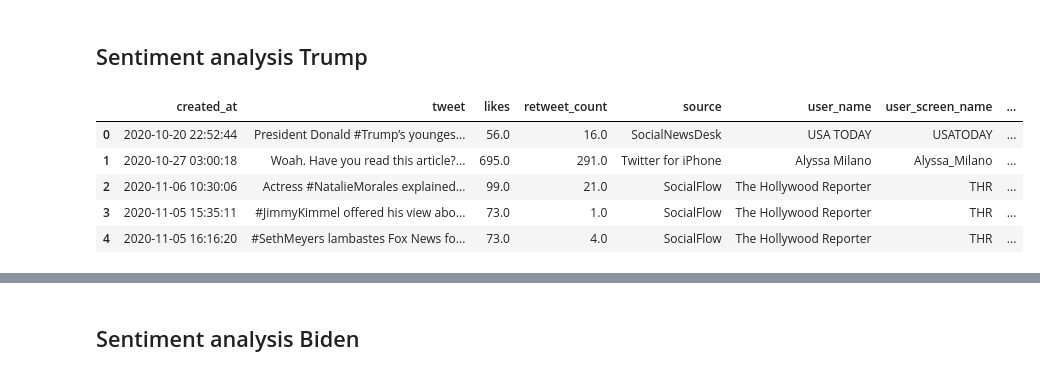
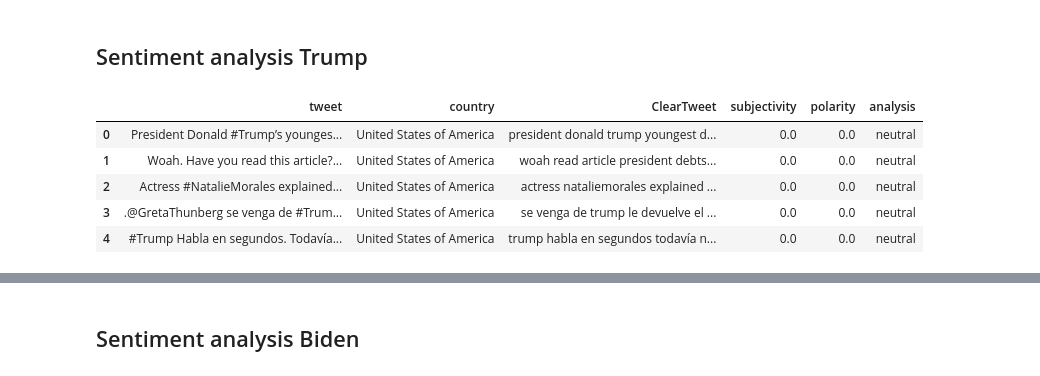
Before and after one commit to akhilsingh-dev/us-election-tweets, a Jupyter notebook: notebooks/senti.ipynb, the cells around one changed output, grey strips where cells are left out. Cells and saved outputs as stored; diff of their text form; code cells hidden in the pictures.

```diff
--- a/notebooks/senti.ipynb
+++ b/notebooks/senti.ipynb
@@ -249,24 +205,24 @@ def word_cloud(wd_list):
 # %% [markdown]
 ## Sentiment analysis Trump
 # %%
-trump_tweets = df.query('(candidate == "trump")').sort_values('user_followers_count',ascending = False) #.drop_duplicates(['user_name'])[['tweet','country']]
+trump_tweets = df.query('(candidate == "trump")').sort_values('user_followers_count',ascending = False).drop_duplicates(['user_name'])[['tweet','country']]
 trump_tweets = trump_tweets.dropna().loc[trump_tweets.country == 'United States of America']
 
 trump_tweets.reset_index(inplace = True, drop = True)
 
 trump_tweets['ClearTweet'] = trump_tweets['tweet'].progress_apply(clean)
 
 trump_tweets['subjectivity']= trump_tweets['ClearTweet'].progress_apply(getSubjectivity)
 trump_tweets['polarity']    = trump_tweets['ClearTweet'].progress_apply(getPolarity)
 trump_tweets['analysis']    = trump_tweets['polarity'].progress_apply(getAnalysis)
 trump_tweets.head()
 # %% [output]
-|  | created_at | tweet | likes | retweet_count | source | user_name | user_screen_name | ... |
-| 0 | 2020-10-20 22:52:44 | President Donald #Trump’s younges... | 56.0 | 16.0 | SocialNewsDesk | USA TODAY | USATODAY | ... |
-| 1 | 2020-10-27 03:00:18 | Woah. Have you read this article?... | 695.0 | 291.0 | Twitter for iPhone | Alyssa Milano | Alyssa_Milano | ... |
-| 2 | 2020-11-06 10:30:06 | Actress #NatalieMorales explained... | 99.0 | 21.0 | SocialFlow | The Hollywood Reporter | THR | ... |
-| 3 | 2020-11-05 15:35:11 | #JimmyKimmel offered his view abo... | 73.0 | 1.0 | SocialFlow | The Hollywood Reporter | THR | ... |
-| 4 | 2020-11-05 16:16:20 | #SethMeyers lambastes Fox News fo... | 73.0 | 4.0 | SocialFlow | The Hollywood Reporter | THR | ... |
+|  | tweet | country | ClearTweet | subjectivity | polarity | analysis |
+| 0 | President Donald #Trump’s younges... | United States of America | president donald trump youngest d... | 0.0 | 0.0 | neutral |
+| 1 | Woah. Have you read this article?... | United States of America | woah read article president debts... | 0.0 | 0.0 | neutral |
+| 2 | Actress #NatalieMorales explained... | United States of America | actress nataliemorales explained ... | 0.0 | 0.0 | neutral |
+| 3 | .@GretaThunberg se venga de #Trum... | United States of America | se venga de trump le devuelve el ... | 0.0 | 0.0 | neutral |
+| 4 | #Trump Habla en segundos. Todavía... | United States of America | trump habla en segundos todavía n... | 0.0 | 0.0 | neutral |
 # %%
 trump_tweets.shape
 # %% [output]
```
Also changed, not shown: parts of 13 cells of this notebook.
